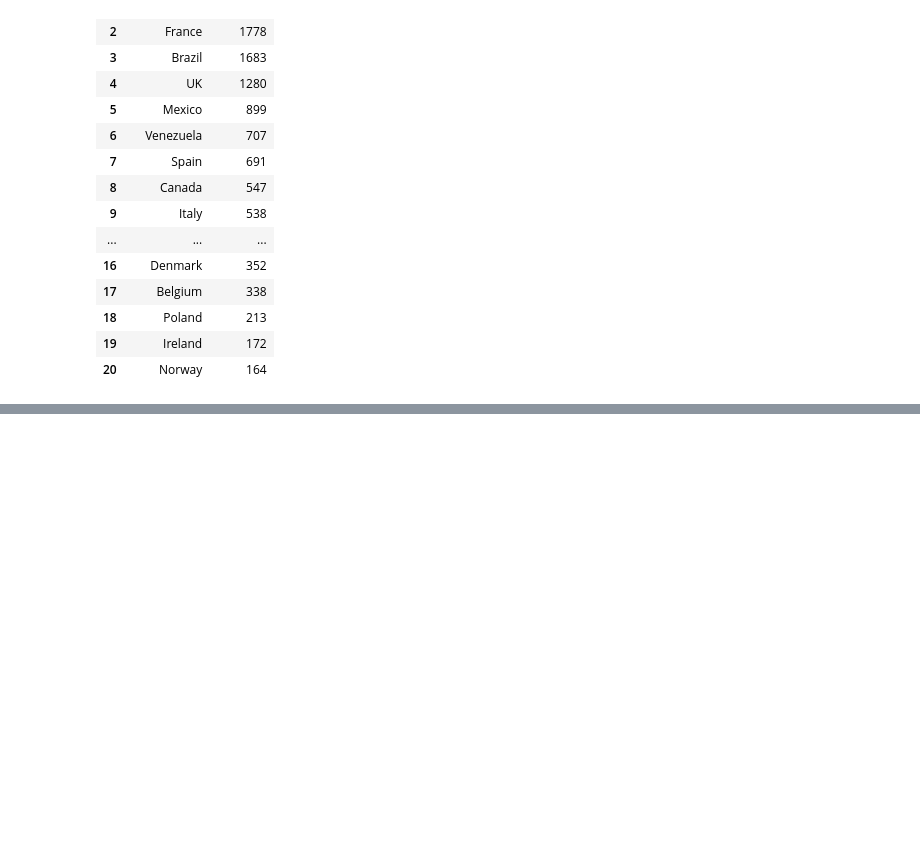
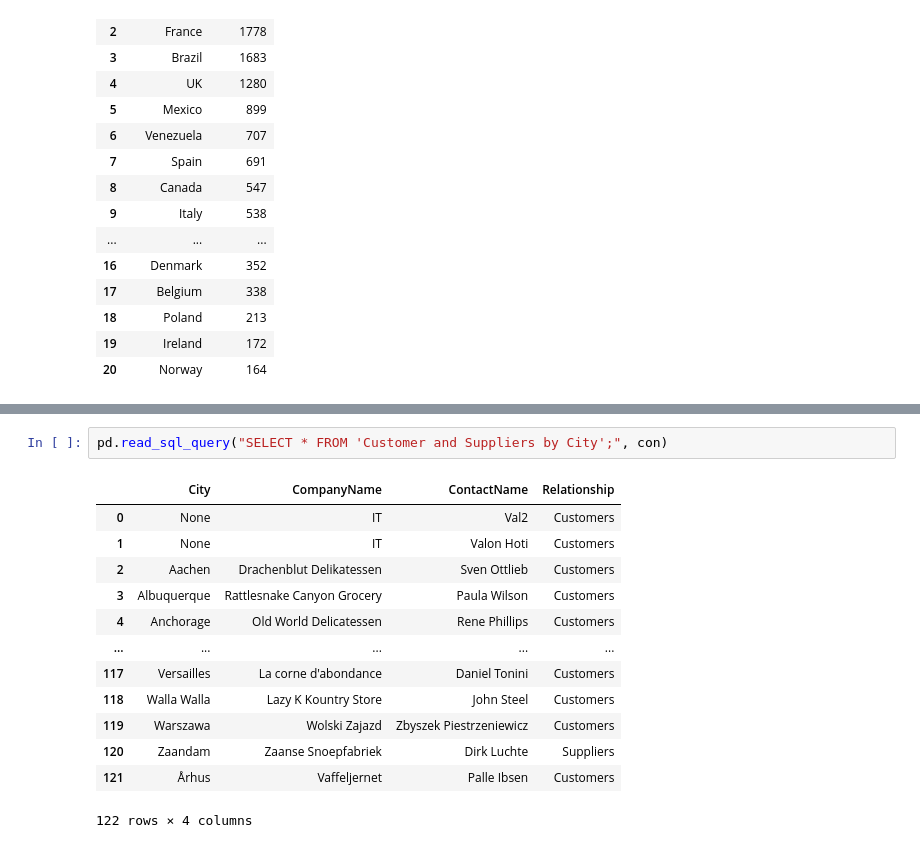
Before and after one commit to datasquad/ECLR, a Jupyter notebook: Py_SQL/Py_SQL.ipynb, the cells around one changed output, grey strips where cells are left out. Saved outputs shown, nothing was run; the diff lists cells and outputs as text; blank space fills up the shorter version.

```diff
--- a/Py_SQL/Py_SQL.ipynb
+++ b/Py_SQL/Py_SQL.ipynb
@@ -365,0 +652,16 @@ ORDER BY n_orders DESC;
+# %%
+pd.read_sql_query("SELECT * FROM 'Customer and Suppliers by City';", con)
+# %% [output]
+|  | City | CompanyName | ContactName | Relationship |
+| 0 | None | IT | Val2 | Customers |
+| 1 | None | IT | Valon Hoti | Customers |
+| 2 | Aachen | Drachenblut Delikatessen | Sven Ottlieb | Customers |
+| 3 | Albuquerque | Rattlesnake Canyon Grocery | Paula Wilson | Customers |
+| 4 | Anchorage | Old World Delicatessen | Rene Phillips | Customers |
+| ... | ... | ... | ... | ... |
+| 117 | Versailles | La corne d'abondance | Daniel Tonini | Customers |
+| 118 | Walla Walla | Lazy K Kountry Store | John Steel | Customers |
+| 119 | Warszawa | Wolski Zajazd | Zbyszek Piestrzeniewicz | Customers |
+| 120 | Zaandam | Zaanse Snoepfabriek | Dirk Luchte | Suppliers |
+| 121 | Århus | Vaffeljernet | Palle Ibsen | Customers |
+122 rows × 4 columns
```
Also changed, not shown: parts of 31 cells of this notebook, 5 other files.
